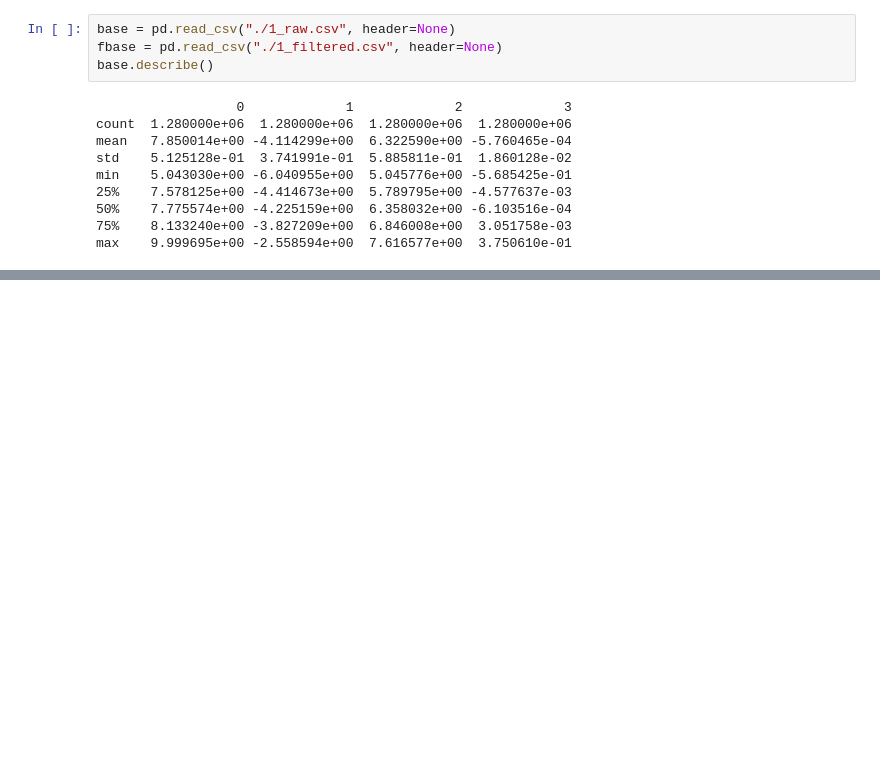
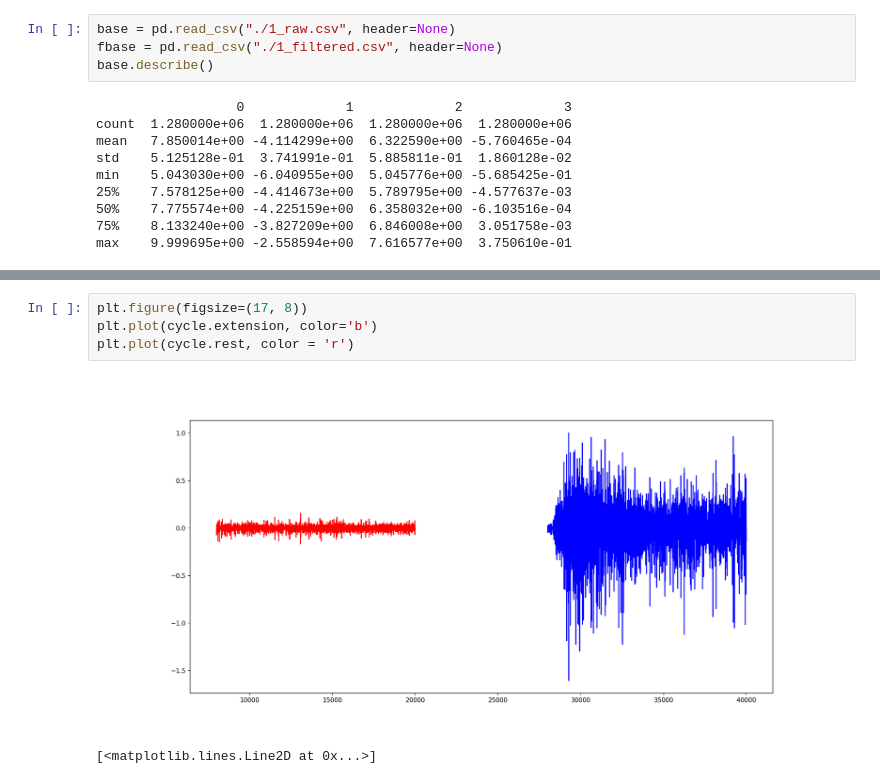
Before and after one commit to Beloin/TCCEMG, a Jupyter notebook: impl_tests/extract_as_dataset.ipynb, the cells around one changed output, grey strips where cells are left out. Saved outputs shown, nothing was run; the diff lists cells and outputs as text; blank space fills up the shorter version.

```diff
--- a/impl_tests/extract_as_dataset.ipynb
+++ b/impl_tests/extract_as_dataset.ipynb
@@ -55,0 +165,7 @@ So probably we will need to use our own filter to use the notch filter with 60Hz
+# %%
+plt.figure(figsize=(17, 8))
+plt.plot(cycle.extension, color='b')
+plt.plot(cycle.rest, color = 'r')
+# %% [output]
+[figure, added]
+[<matplotlib.lines.Line2D at 0x...>]
```
Also changed, not shown: parts of 8 cells of this notebook, 1 other file.
